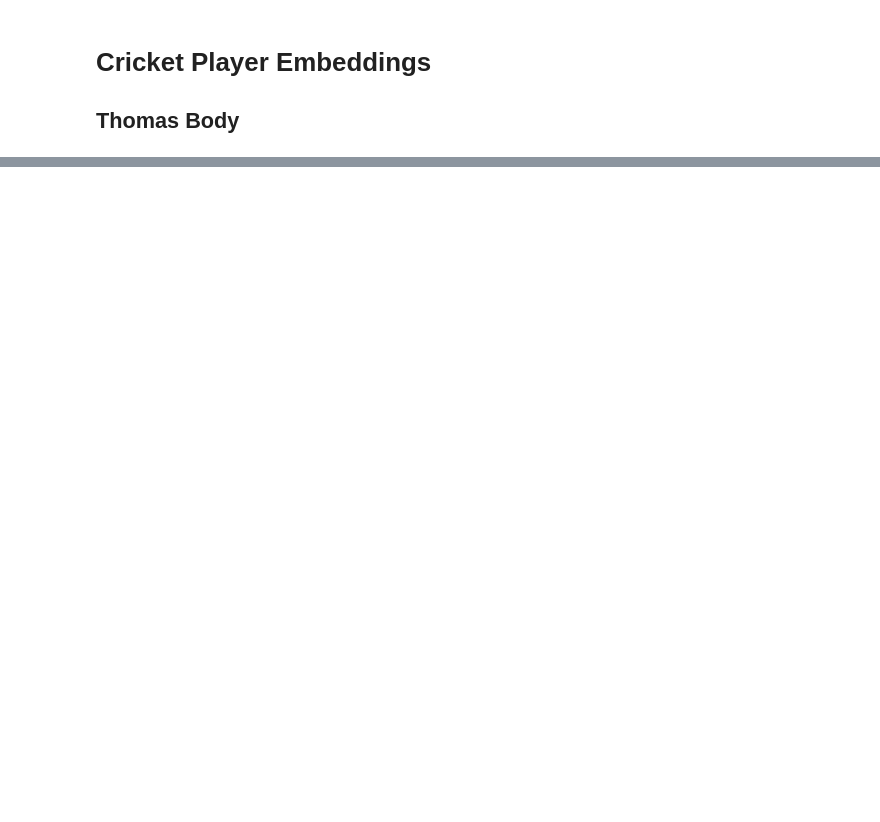
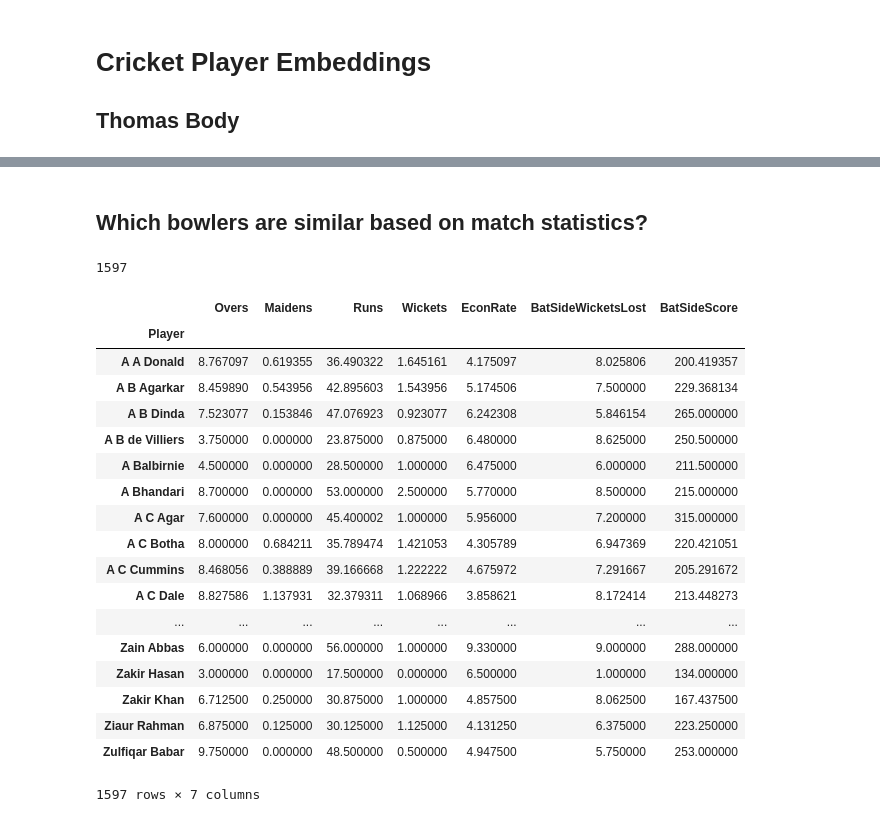
Before and after one commit to tombody/cricket-insights, a Jupyter notebook: Player embeddings.ipynb, the cells around one changed output, grey strips where cells are left out. Saved outputs shown, nothing was run; the diff lists cells and outputs as text; code cells hidden in the pictures; blank space fills up the shorter version.

```diff
--- a/Player embeddings.ipynb
+++ b/Player embeddings.ipynb
@@ -7,0 +232,8 @@ ModuleNotFoundError: No module named 'spacy'
+# %%
+# Designating categorical variables in the bowlers_df
+for cat_var in cat_vars_bowl:
+    bowlers_df[cat_var] = bowlers_df[cat_var].astype('category').cat.as_ordered()
+# %%
+# Designating continuous variables in the bowlers_df
+for cont_var in cont_vars_bowl:
+    bowlers_df[cont_var] = bowlers_df[cont_var].astype('float32')
@@ -7,0 +287,7 @@ ModuleNotFoundError: No module named 'spacy'
+# %% [markdown]
+## Which bowlers are similar based on match statistics?
+# %%
+# The number of bowlers in the dataset
+len(set(bowlers_df['Player']))
+# %% [output]
+1597
@@ -7,0 +302,22 @@ ModuleNotFoundError: No module named 'spacy'
+# %%
+X
+# %% [output]
+|  | Overs | Maidens | Runs | Wickets | EconRate | BatSideWicketsLost | BatSideScore |
+| Player |  |  |  |  |  |  |  |
+| A A Donald | 8.767097 | 0.619355 | 36.490322 | 1.645161 | 4.175097 | 8.025806 | 200.419357 |
+| A B Agarkar | 8.459890 | 0.543956 | 42.895603 | 1.543956 | 5.174506 | 7.500000 | 229.368134 |
+| A B Dinda | 7.523077 | 0.153846 | 47.076923 | 0.923077 | 6.242308 | 5.846154 | 265.000000 |
+| A B de Villiers | 3.750000 | 0.000000 | 23.875000 | 0.875000 | 6.480000 | 8.625000 | 250.500000 |
+| A Balbirnie | 4.500000 | 0.000000 | 28.500000 | 1.000000 | 6.475000 | 6.000000 | 211.500000 |
+| A Bhandari | 8.700000 | 0.000000 | 53.000000 | 2.500000 | 5.770000 | 8.500000 | 215.000000 |
+| A C Agar | 7.600000 | 0.000000 | 45.400002 | 1.000000 | 5.956000 | 7.200000 | 315.000000 |
+| A C Botha | 8.000000 | 0.684211 | 35.789474 | 1.421053 | 4.305789 | 6.947369 | 220.421051 |
+| A C Cummins | 8.468056 | 0.388889 | 39.166668 | 1.222222 | 4.675972 | 7.291667 | 205.291672 |
+| A C Dale | 8.827586 | 1.137931 | 32.379311 | 1.068966 | 3.858621 | 8.172414 | 213.448273 |
+| ... | ... | ... | ... | ... | ... | ... | ... |
+| Zain Abbas | 6.000000 | 0.000000 | 56.000000 | 1.000000 | 9.330000 | 9.000000 | 288.000000 |
+| Zakir Hasan | 3.000000 | 0.000000 | 17.500000 | 0.000000 | 6.500000 | 1.000000 | 134.000000 |
+| Zakir Khan | 6.712500 | 0.250000 | 30.875000 | 1.000000 | 4.857500 | 8.062500 | 167.437500 |
+| Ziaur Rahman | 6.875000 | 0.125000 | 30.125000 | 1.125000 | 4.131250 | 6.375000 | 223.250000 |
+| Zulfiqar Babar | 9.750000 | 0.000000 | 48.500000 | 0.500000 | 4.947500 | 5.750000 | 253.000000 |
+1597 rows × 7 columns
```
Also changed, not shown: parts of 40 cells of this notebook.
